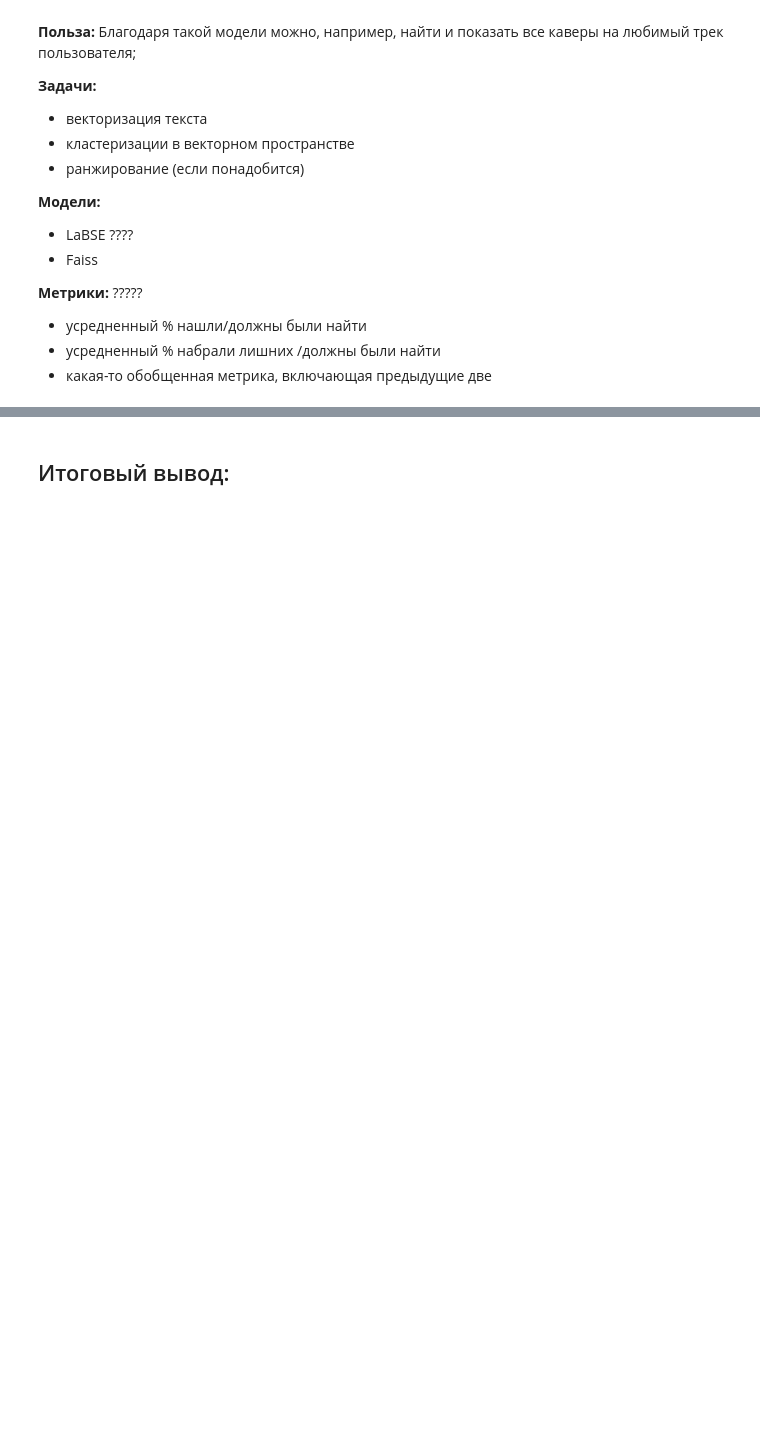
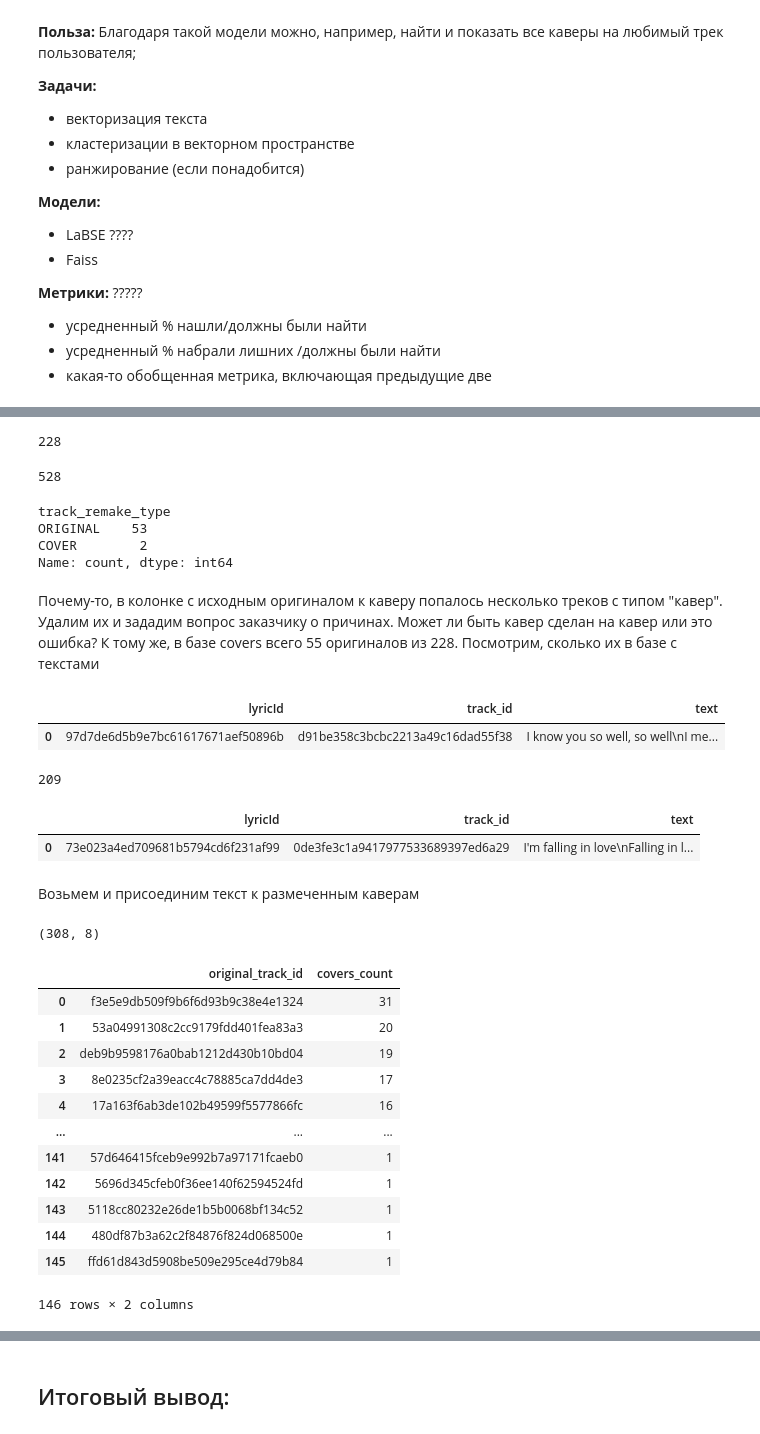
Before and after one commit to EkaterinaIII/Y_Music_NLP, a Jupyter notebook: y_music.ipynb, the cells around one changed output, grey strips where cells are left out. Cells and saved outputs as stored; diff of their text form; code cells hidden in the pictures; blank space fills up the shorter version.

Commit message:
Добавлен тестовый датасет для 3 задачи

```diff
--- a/y_music.ipynb
+++ b/y_music.ipynb
@@ -1128,0 +1149,4 @@ F1 Score on Test Set: 0.9512893982808023
+# %%
+lyrics_max =result_lyrics.copy() #где несколько текстов, берем максимальный
+lyrics_max=lyrics_max.rename(columns={'max_text':'text'})
+lyrics_max.head(1)
@@ -1128,0 +1180,72 @@ F1 Score on Test Set: 0.9512893982808023
+# %%
+#выделим индексы oригиналов, для которых существуют размеченные каверы, чтобы добавить их в тестовый датасет
+origina_unique=cover_razm['original_track_id'].unique()
+len(origina_unique)
+# %% [output]
+228
+# %%
+#выделим индексы covers
+covers_unique=cover_razm['track_id'].unique()
+len(covers_unique)
+# %% [output]
+528
+# %%
+# original_rzm - оригиналы, для которых существуют размеченные каверы
+original_rzm=covers.loc[(covers.track_id.isin(origina_unique) ) ].reset_index(drop=True).copy()
+original_rzm=original_rzm.dropna()
+original_rzm.track_remake_type.value_counts()
+# %% [output]
+track_remake_type
+ORIGINAL    53
+COVER        2
+Name: count, dtype: int64
+# %% [markdown]
+Почему-то, в колонке с исходным оригиналом к каверу попалось несколько треков с типом "кавер". Удалим их и зададим вопрос заказчику о причинах. Может ли быть кавер сделан на кавер или это ошибка?
+К тому же, в базе covers всего 55 оригиналов из 228. Посмотрим, сколько их в базе с текстами
+# %%
+original_rzm_text=lyrics_max.loc[(lyrics_max.track_id.isin(origina_unique) ) ].reset_index(drop=True).copy()
+original_rzm_text.head(1)
+# %% [output]
+|  | lyricId | track_id | text |
+| 0 | 97d7de6d5b9e7bc61617671aef50896b | d91be358c3bcbc2213a49c16dad55f38 | I know you so well, so well\nI me... |
+# %%
+#выделим индексы oригиналов, для которых есть текст
+original_rzm_text_unique=original_rzm_text['track_id'].unique()
+len(original_rzm_text)
+# %% [output]
+209
+# %%
+cov_rzm_text=lyrics_max.loc[(lyrics_max.track_id.isin(covers_unique) ) ].reset_index(drop=True).copy()
+cov_rzm_text.head(1)
+# %% [output]
+|  | lyricId | track_id | text |
+| 0 | 73e023a4ed709681b5794cd6f231af99 | 0de3fe3c1a9417977533689397ed6a29 | I'm falling in love\nFalling in l... |
+# %% [markdown]
+Возьмем и присоединим текст к размеченным каверам
+# %%
+#присоединим тексты для запроса и посмотрим, сколько будет записей
+cover_razm_text=cover_razm.merge(lyrics_max, how='inner' , on='track_id') #.drop(columns=['track_id'], axis=1)
+cover_razm_text=cover_razm_text.merge(lyrics_max, how='inner' , left_on='original_track_id', right_on='track_id',suffixes=('_cover', '_original'))
+cover_razm_text.shape
+# %% [output]
+(308, 8)
+# %%
+#посмотрим размеры полученных "групп":
+r_gr=cover_razm_text.groupby('original_track_id').agg('count').sort_values('track_id_cover', ascending=False).reset_index()
+r_gr=r_gr[['original_track_id', 'track_id_cover']]
+r_gr.columns=['original_track_id', 'covers_count']
+r_gr
+# %% [output]
+|  | original_track_id | covers_count |
+| 0 | f3e5e9db509f9b6f6d93b9c38e4e1324 | 31 |
+| 1 | 53a04991308c2cc9179fdd401fea83a3 | 20 |
+| 2 | deb9b9598176a0bab1212d430b10bd04 | 19 |
+| 3 | 8e0235cf2a39eacc4c78885ca7dd4de3 | 17 |
+| 4 | 17a163f6ab3de102b49599f5577866fc | 16 |
+| ... | ... | ... |
+| 141 | 57d646415fceb9e992b7a97171fcaeb0 | 1 |
+| 142 | 5696d345cfeb0f36ee140f62594524fd | 1 |
+| 143 | 5118cc80232e26de1b5b0068bf134c52 | 1 |
+| 144 | 480df87b3a62c2f84876f824d068500e | 1 |
+| 145 | ffd61d843d5908be509e295ce4d79b84 | 1 |
+146 rows × 2 columns
```
Also changed, not shown: parts of 52 cells of this notebook.
